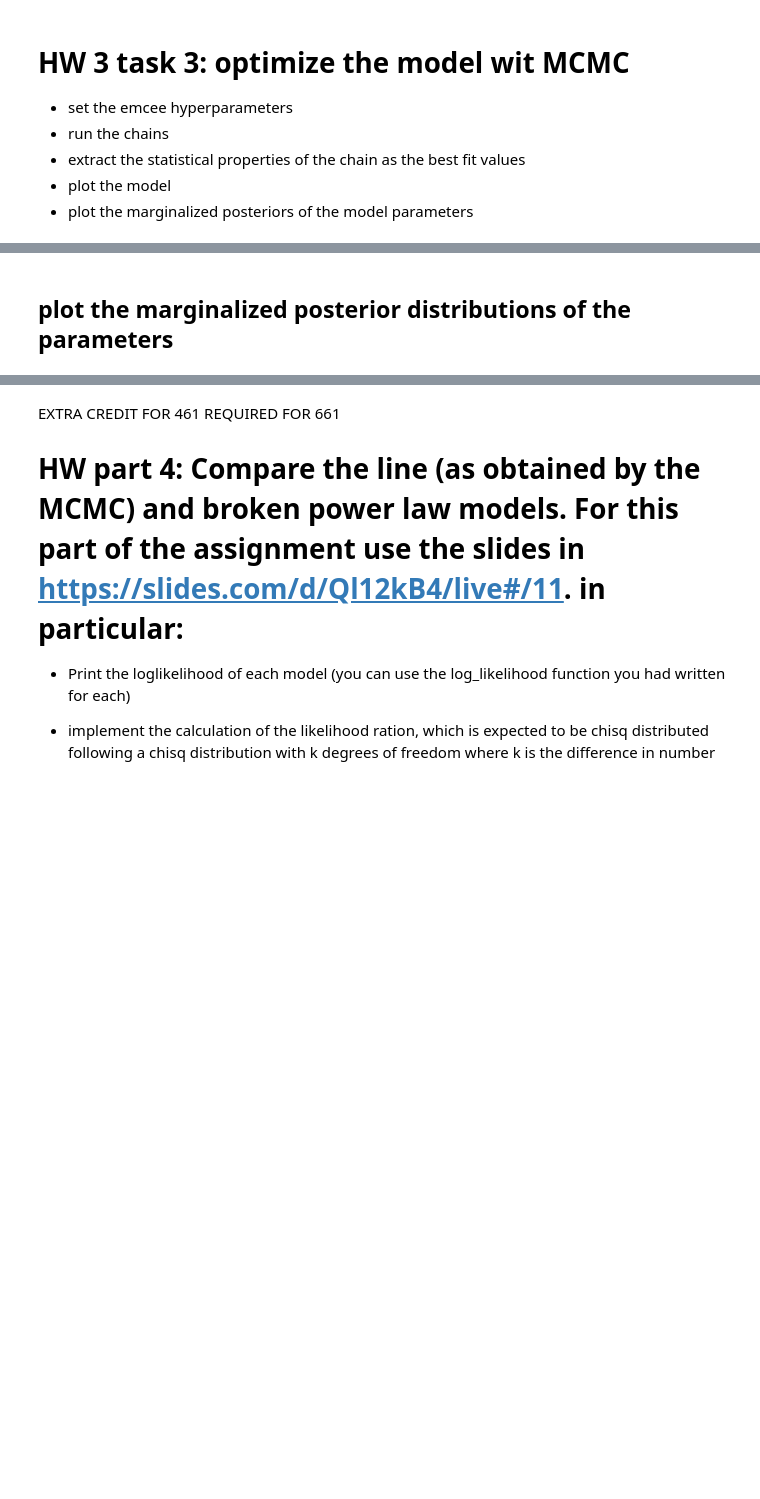
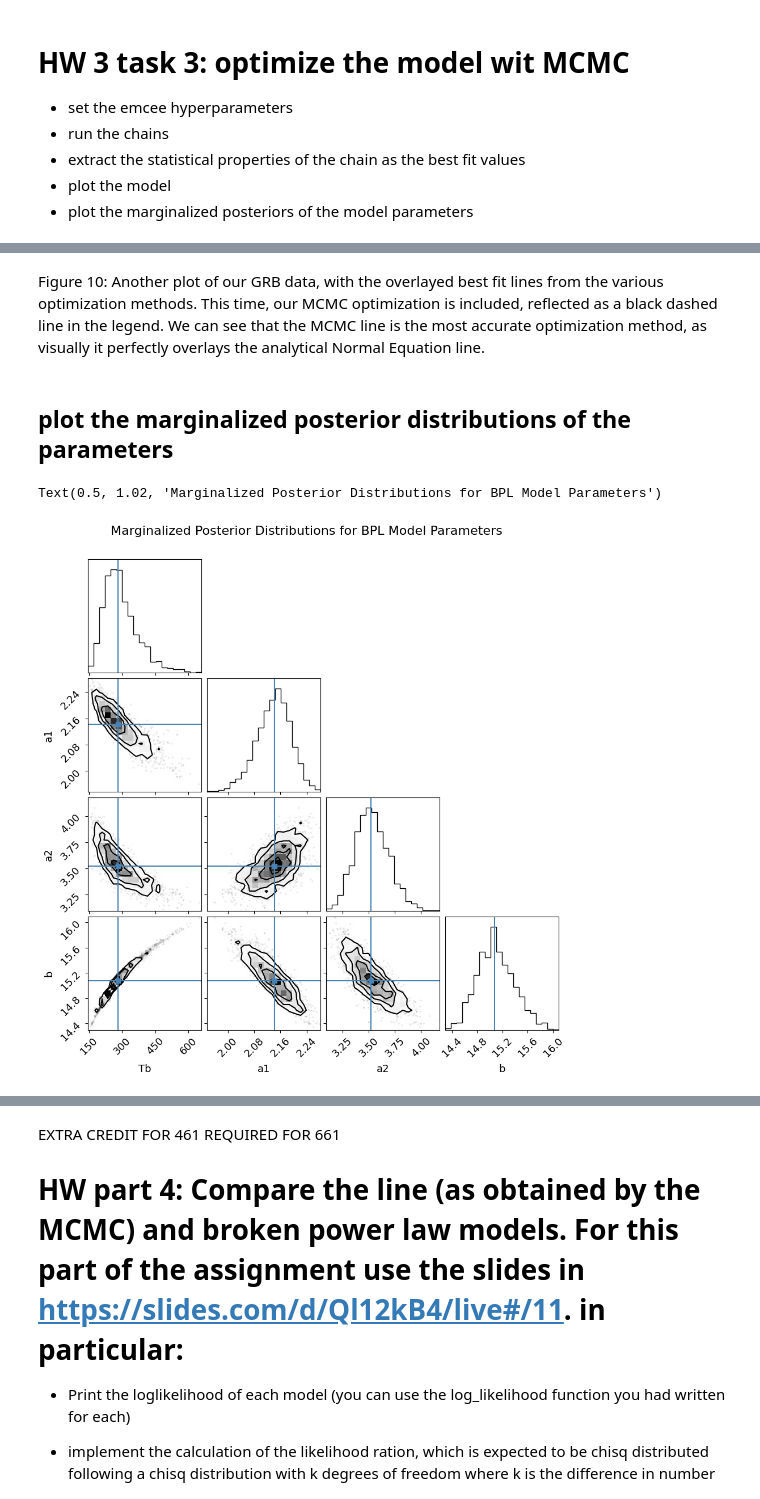
Before and after one commit to jarrodsb/DSPS_JBieber, a Jupyter notebook: HW6/Second_Half_fitlinetogrbafterglow_mcmc_Bieber_dsps25.ipynb, the cells around one changed output, grey strips where cells are left out. Drawn from its saved outputs; the diff is of its cells as text; code cells hidden in the pictures; blank space fills up the shorter version.

```diff
--- a/HW6/Second_Half_fitlinetogrbafterglow_mcmc_Bieber_dsps25.ipynb
+++ b/HW6/Second_Half_fitlinetogrbafterglow_mcmc_Bieber_dsps25.ipynb
@@ -869,7 +871,7 @@ Text(0.5, 1.0, 'MCMC random walk')
 # %%
 # get the 16th, 50, and 84th percentiles of the model parameters
-flat_samples = ...
+flat_samples = sampler.get_chain(discard=100, thin=15, flat=True)
 mcmc = np.zeros((ndim, 3))
 for i in range(ndim):
-    mcmc[i] = ...
+    mcmc[i] = np.percentile(flat_samples[:, i], [16, 50, 84])
 mcmc[:,1]
@@ -920,7 +929,13 @@ pl.xlabel("log time", fontsize=20);
+# %% [markdown]
+Figure 10: Another plot of our GRB data, with the overlayed best fit lines from the various optimization methods. This time, our MCMC optimization is included, reflected as a black dashed line in the legend. We can see that the MCMC line is the most accurate optimization method, as visually it perfectly overlays the analytical Normal Equation line.
 # %% [markdown]
 ## plot the marginalized posterior distributions of the parameters
 # %%
-
 pl.rcParams["font.size"]= 13
 fig = corner.corner(
-    flat_samples, labels=["a1", "a2", "Tb", "b"], truths=mcmc[:,1]);
+    flat_samples, labels=[ "Tb", "a1", "a2", "b"], truths=mcmc[:,1]);
+
+fig.suptitle("Marginalized Posterior Distributions for BPL Model Parameters", y=1.02, fontsize=16)
+# %% [output]
+Text(0.5, 1.02, 'Marginalized Posterior Distributions for BPL Model Parameters')
+[figure, added]
```
Also changed, not shown: parts of 22 cells of this notebook.
